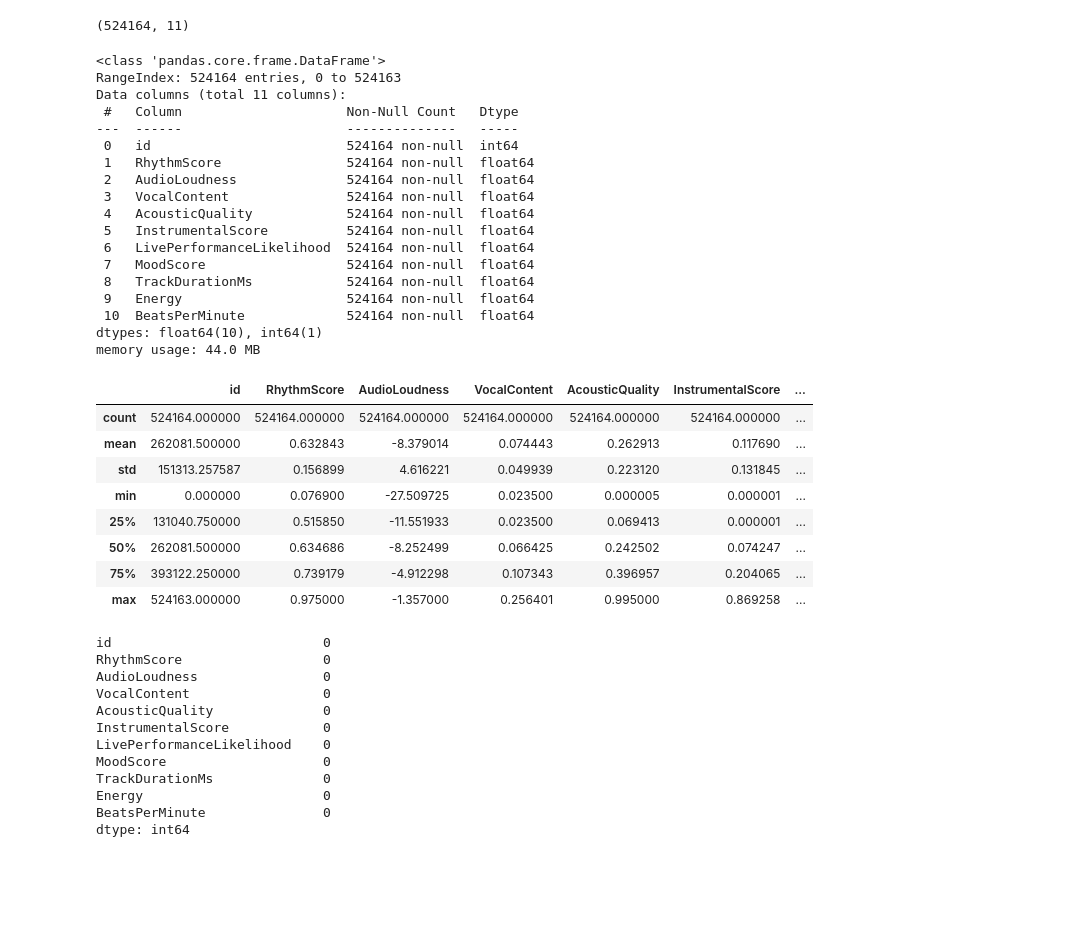
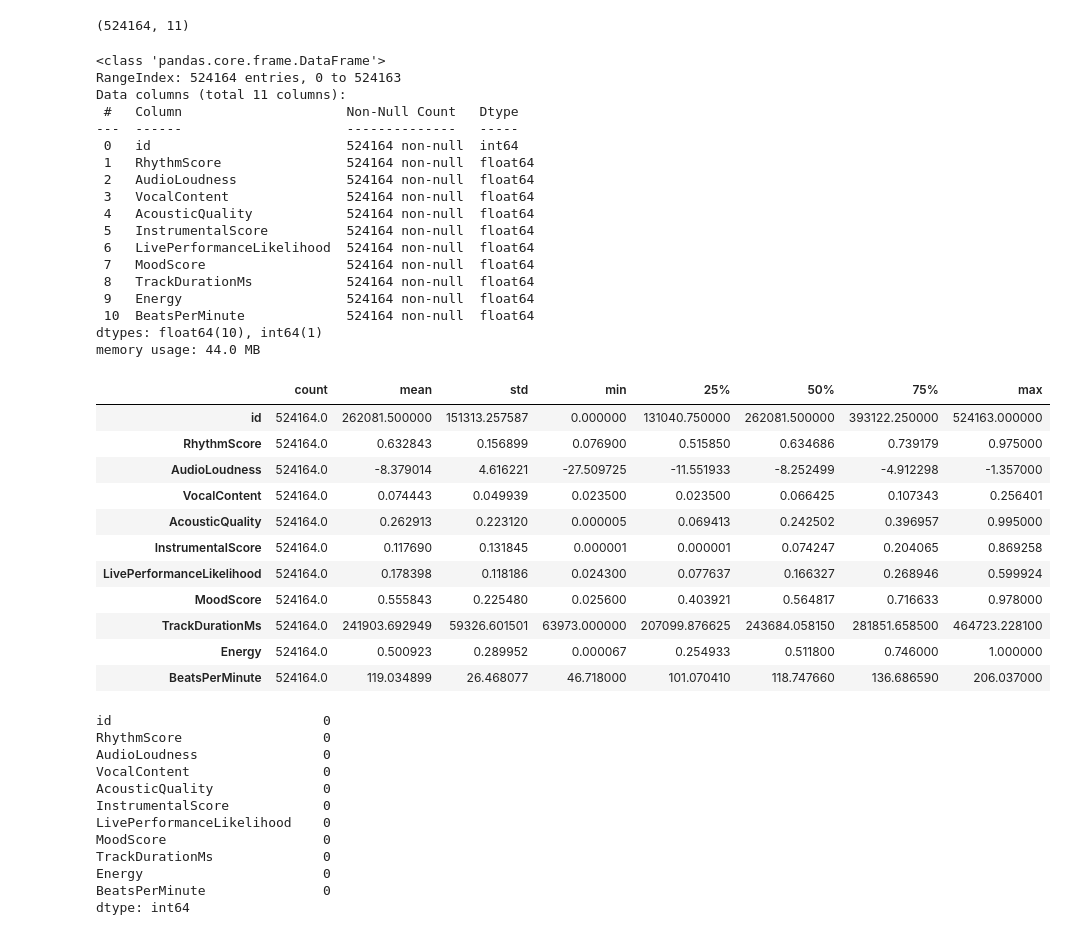
Before and after one commit to GreatTejas/Beats_Per_Minute, a Jupyter notebook: BPM.ipynb, the cells around one changed output. Drawn from its saved outputs; the diff is of its cells as text; code cells hidden in the pictures; blank space fills up the shorter version.

```diff
--- a/BPM.ipynb
+++ b/BPM.ipynb
@@ -17,35 +17,38 @@ df.shape
 (524164, 11)
 # %%
 df.info()
-df.describe()
+df.describe().T
 # %% [output]
 <class 'pandas.core.frame.DataFrame'>
 RangeIndex: 524164 entries, 0 to 524163
 Data columns (total 11 columns):
  #   Column                     Non-Null Count   Dtype
 ---  ------                     --------------   -----
  0   id                         524164 non-null  int64
  1   RhythmScore                524164 non-null  float64
  2   AudioLoudness              524164 non-null  float64
  3   VocalContent               524164 non-null  float64
  4   AcousticQuality            524164 non-null  float64
  5   InstrumentalScore          524164 non-null  float64
  6   LivePerformanceLikelihood  524164 non-null  float64
  7   MoodScore                  524164 non-null  float64
  8   TrackDurationMs            524164 non-null  float64
  9   Energy                     524164 non-null  float64
  10  BeatsPerMinute             524164 non-null  float64
 dtypes: float64(10), int64(1)
 memory usage: 44.0 MB
-|  | id | RhythmScore | AudioLoudness | VocalContent | AcousticQuality | InstrumentalScore | ... |
-| count | 524164.000000 | 524164.000000 | 524164.000000 | 524164.000000 | 524164.000000 | 524164.000000 | ... |
-| mean | 262081.500000 | 0.632843 | -8.379014 | 0.074443 | 0.262913 | 0.117690 | ... |
-| std | 151313.257587 | 0.156899 | 4.616221 | 0.049939 | 0.223120 | 0.131845 | ... |
-| min | 0.000000 | 0.076900 | -27.509725 | 0.023500 | 0.000005 | 0.000001 | ... |
-| 25% | 131040.750000 | 0.515850 | -11.551933 | 0.023500 | 0.069413 | 0.000001 | ... |
-| 50% | 262081.500000 | 0.634686 | -8.252499 | 0.066425 | 0.242502 | 0.074247 | ... |
-| 75% | 393122.250000 | 0.739179 | -4.912298 | 0.107343 | 0.396957 | 0.204065 | ... |
-| max | 524163.000000 | 0.975000 | -1.357000 | 0.256401 | 0.995000 | 0.869258 | ... |
+|  | count | mean | std | min | 25% | 50% | 75% | max |
+| id | 524164.0 | 262081.500000 | 151313.257587 | 0.000000 | 131040.750000 | 262081.500000 | 393122.250000 | 524163.000000 |
+| RhythmScore | 524164.0 | 0.632843 | 0.156899 | 0.076900 | 0.515850 | 0.634686 | 0.739179 | 0.975000 |
+| AudioLoudness | 524164.0 | -8.379014 | 4.616221 | -27.509725 | -11.551933 | -8.252499 | -4.912298 | -1.357000 |
+| VocalContent | 524164.0 | 0.074443 | 0.049939 | 0.023500 | 0.023500 | 0.066425 | 0.107343 | 0.256401 |
+| AcousticQuality | 524164.0 | 0.262913 | 0.223120 | 0.000005 | 0.069413 | 0.242502 | 0.396957 | 0.995000 |
+| InstrumentalScore | 524164.0 | 0.117690 | 0.131845 | 0.000001 | 0.000001 | 0.074247 | 0.204065 | 0.869258 |
+| LivePerformanceLikelihood | 524164.0 | 0.178398 | 0.118186 | 0.024300 | 0.077637 | 0.166327 | 0.268946 | 0.599924 |
+| MoodScore | 524164.0 | 0.555843 | 0.225480 | 0.025600 | 0.403921 | 0.564817 | 0.716633 | 0.978000 |
+| TrackDurationMs | 524164.0 | 241903.692949 | 59326.601501 | 63973.000000 | 207099.876625 | 243684.058150 | 281851.658500 | 464723.228100 |
+| Energy | 524164.0 | 0.500923 | 0.289952 | 0.000067 | 0.254933 | 0.511800 | 0.746000 | 1.000000 |
+| BeatsPerMinute | 524164.0 | 119.034899 | 26.468077 | 46.718000 | 101.070410 | 118.747660 | 136.686590 | 206.037000 |
 # %%
 df.isnull().sum()
 # %% [output]
```
Also changed, not shown: parts of 1 cell of this notebook.
